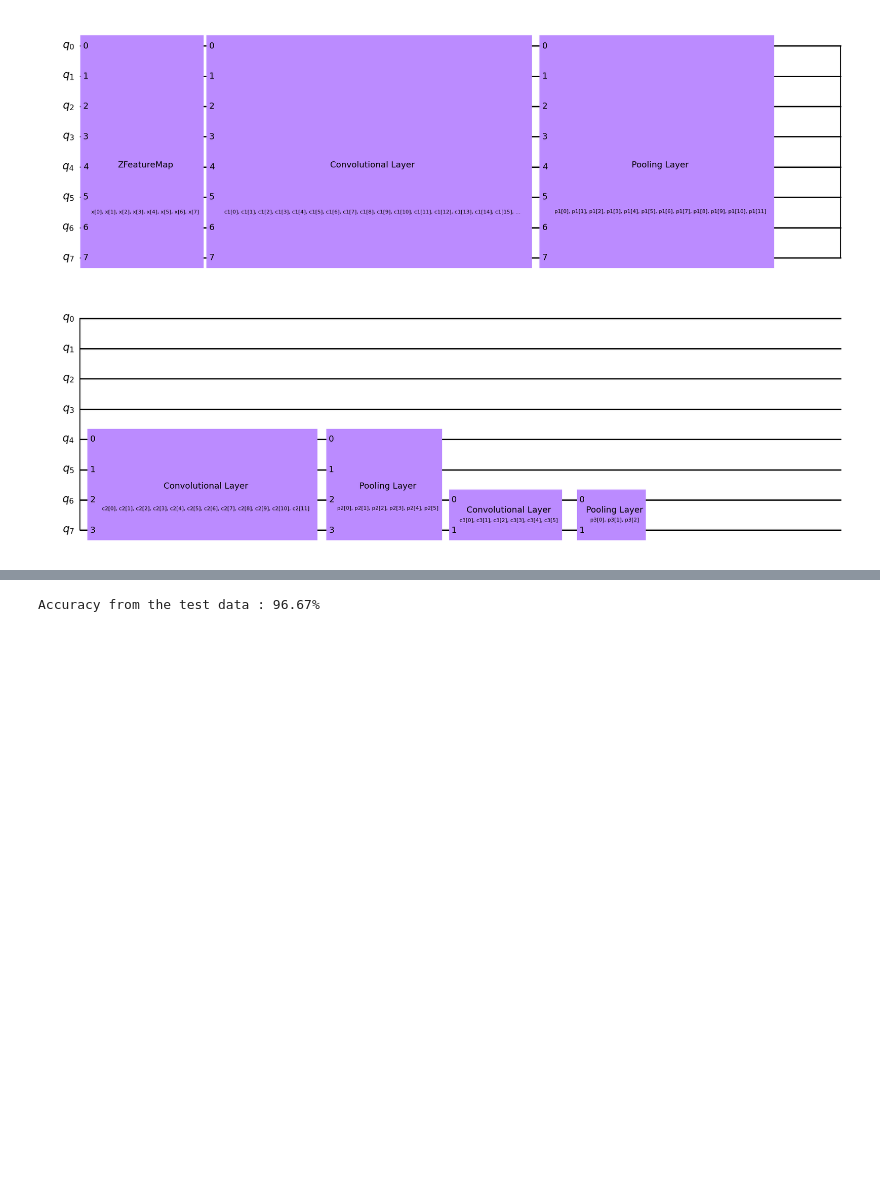
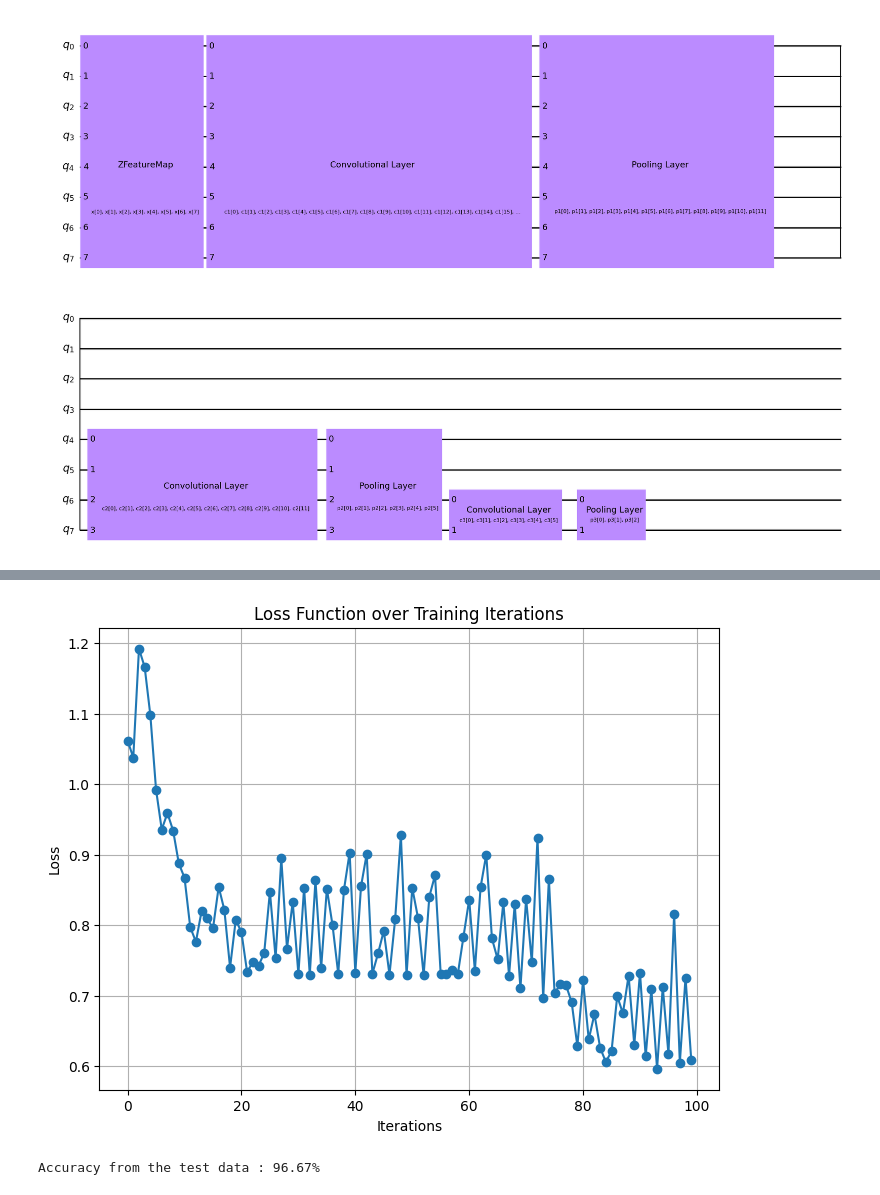
Before and after one commit to coteacarla/Hackathon_QC, a Jupyter notebook: Quantum_Convolution_Neural_Network.ipynb, the cells around one changed output, grey strips where cells are left out. Saved outputs shown, nothing was run; the diff lists cells and outputs as text; code cells hidden in the pictures; blank space fills up the shorter version.

```diff
--- a/Quantum_Convolution_Neural_Network.ipynb
+++ b/Quantum_Convolution_Neural_Network.ipynb
@@ -252,3 +253,13 @@ Accuracy from the train data : 90.71%
+# %%
+plt.figure(figsize=(8, 6))
+plt.plot(objective_func_vals, marker='o')
+plt.xlabel("Iterations")
+plt.ylabel("Loss")
+plt.title("Loss Function over Training Iterations")
+plt.grid(True)
+plt.show()
+# %% [output]
+[figure, added]
 # %%
 y_predict = classifier.predict(test_images)
 x = np.asarray(test_images)
```
Also changed, not shown: parts of 3 cells of this notebook, 1 other file.
